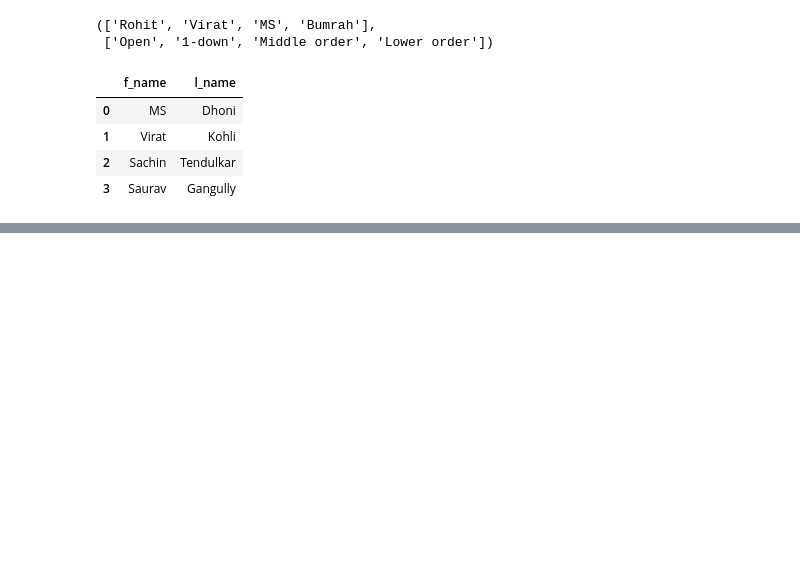
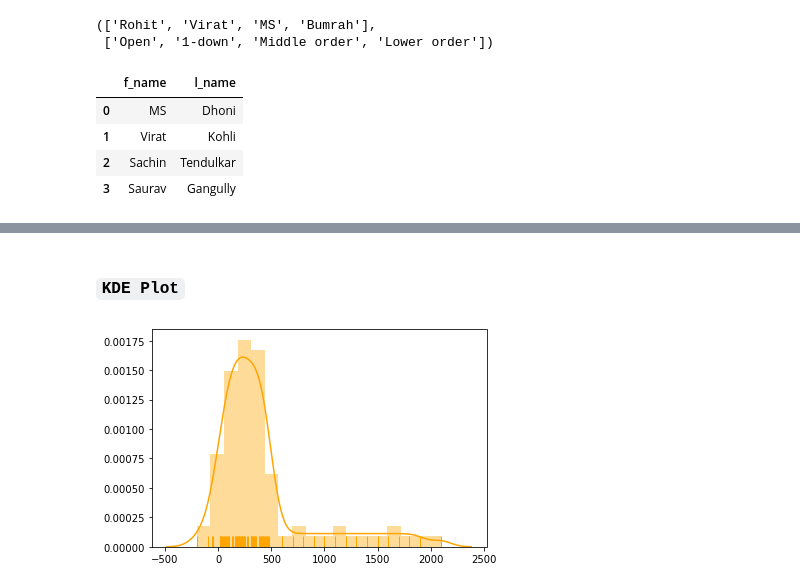
Before and after one commit to raj-shr-git/AAIC_Practice, a Jupyter notebook: VIDEO_PRACTICE/MODULE-1/M2_Sec1_EDA.ipynb, the cells around one changed output, grey strips where cells are left out. Drawn from its saved outputs; the diff is of its cells as text; code cells hidden in the pictures; blank space fills up the shorter version.

Commit message:
Day-18 : Module-2 : KDE and QQ Plots

```diff
--- a/VIDEO_PRACTICE/MODULE-1/M2_Sec1_EDA.ipynb
+++ b/VIDEO_PRACTICE/MODULE-1/M2_Sec1_EDA.ipynb
@@ -456,0 +459,6 @@ kurt(dummy_arr1), kurt(dummy_arr2) ## p-value of arr2 is highly significant(<0.0
+# %% [markdown]
+### **``KDE Plot``**
+# %%
+sns.distplot(dummy_arr2,rug=True,color='orange');
+# %% [output]
+[figure, added]
```
Also changed, not shown: parts of 37 cells of this notebook.
